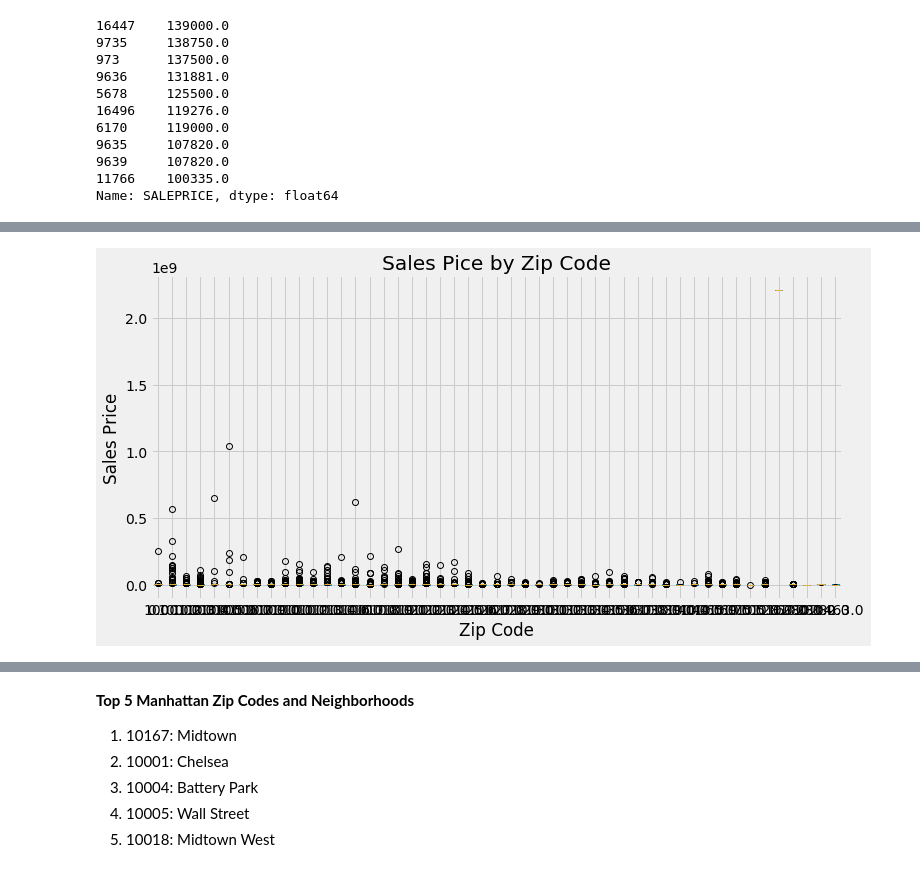
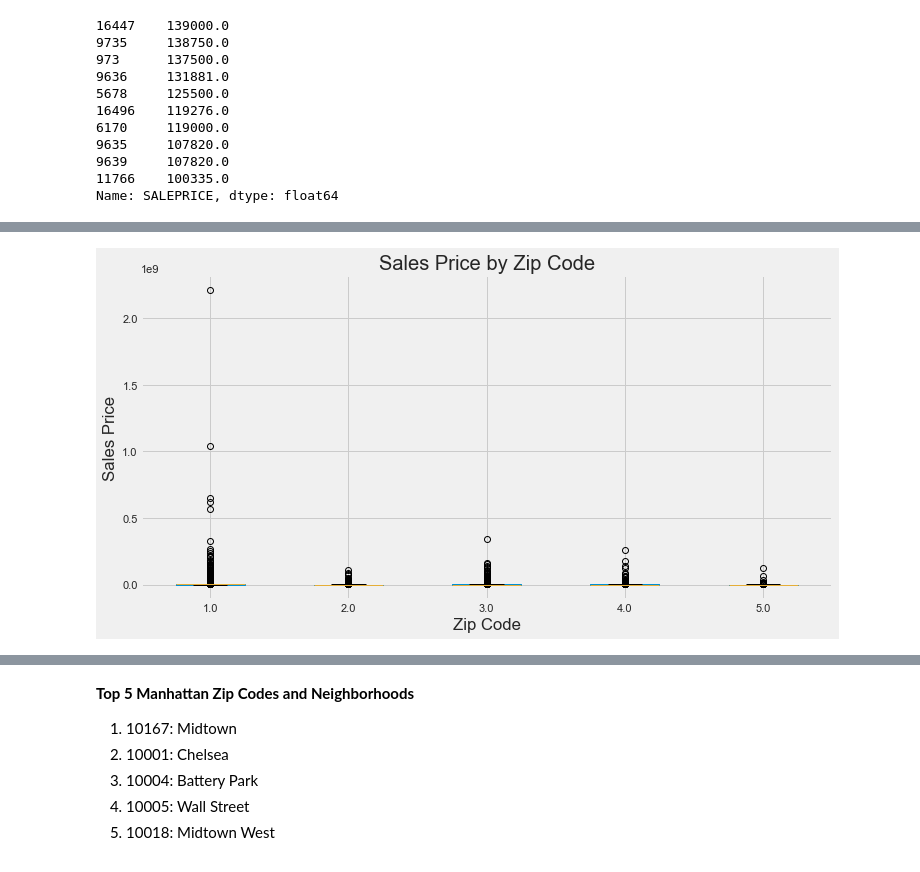
Before and after one commit to allenau1/dat-sf-60-hw, a Jupyter notebook: final_project/final_project_allen_au.ipynb, the cells around one changed output, grey strips where cells are left out. Saved outputs shown, nothing was run; the diff lists cells and outputs as text; code cells hidden in the pictures.

```diff
--- a/final_project/final_project_allen_au.ipynb
+++ b/final_project/final_project_allen_au.ipynb
@@ -419,10 +420,11 @@ ax.set_ylabel('Sales Price');
 # %%
 # Content Ratings by Duration
-ax = nyc_manhattan.boxplot(column='SALEPRICE', by='ZIP CODE', figsize=(12,6));
+#ax = nyc_manhattan.boxplot(column='SALEPRICE', by='ZIP CODE', figsize=(12,6));
+ax = nyc.boxplot(column='SALEPRICE', by='BOROUGH', figsize=(12,6));
 
 plt.suptitle("") # Gets rid of title automatically generated
-ax.set_title('Sales Pice by Zip Code');
+ax.set_title('Sales Price by Zip Code');
 ax.set_xlabel('Zip Code');
 ax.set_ylabel('Sales Price');
 # %% [output]
-[figure, old version]
+[figure, new version]
```
Also changed, not shown: parts of 41 cells of this notebook, 1 other file.
